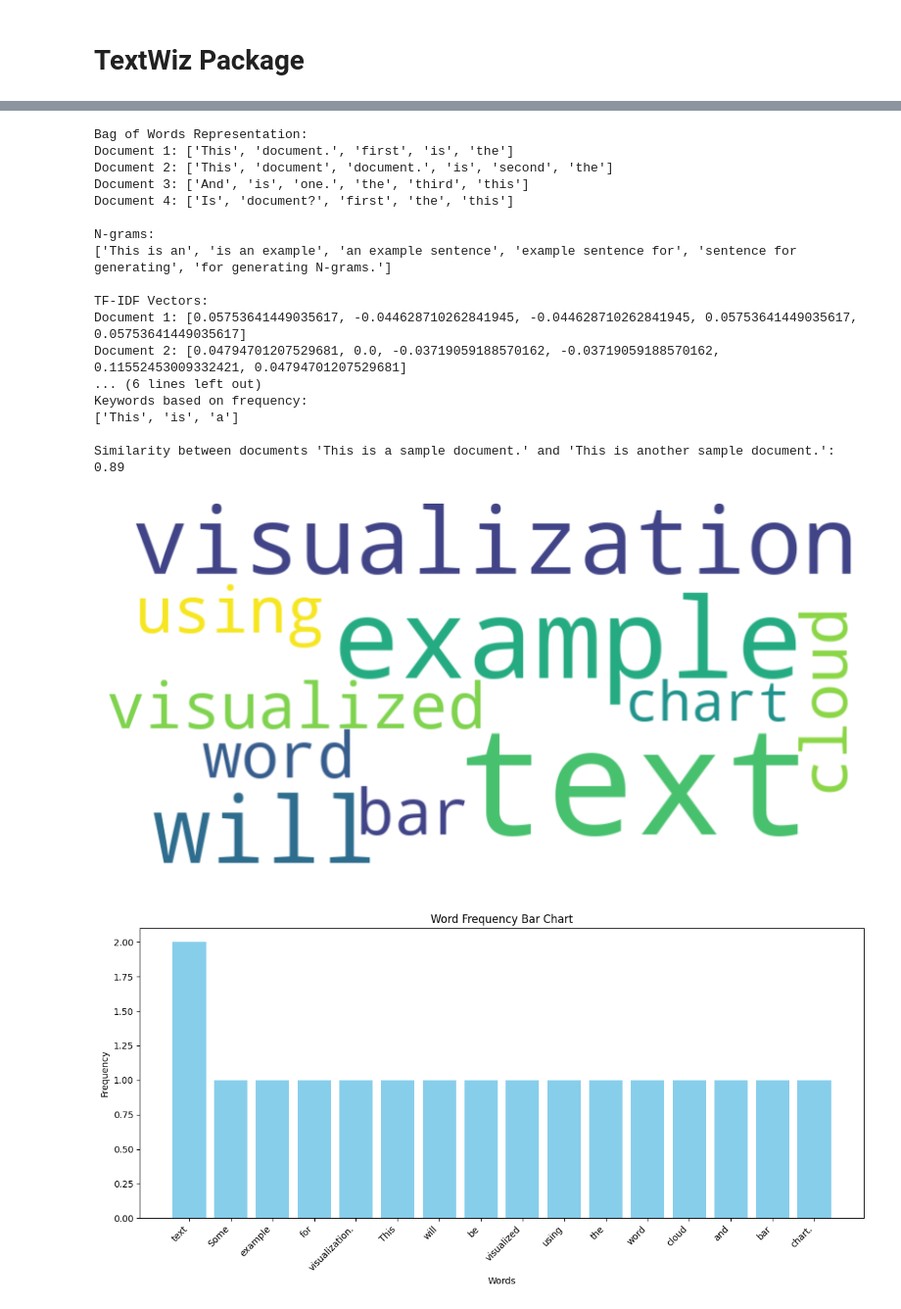
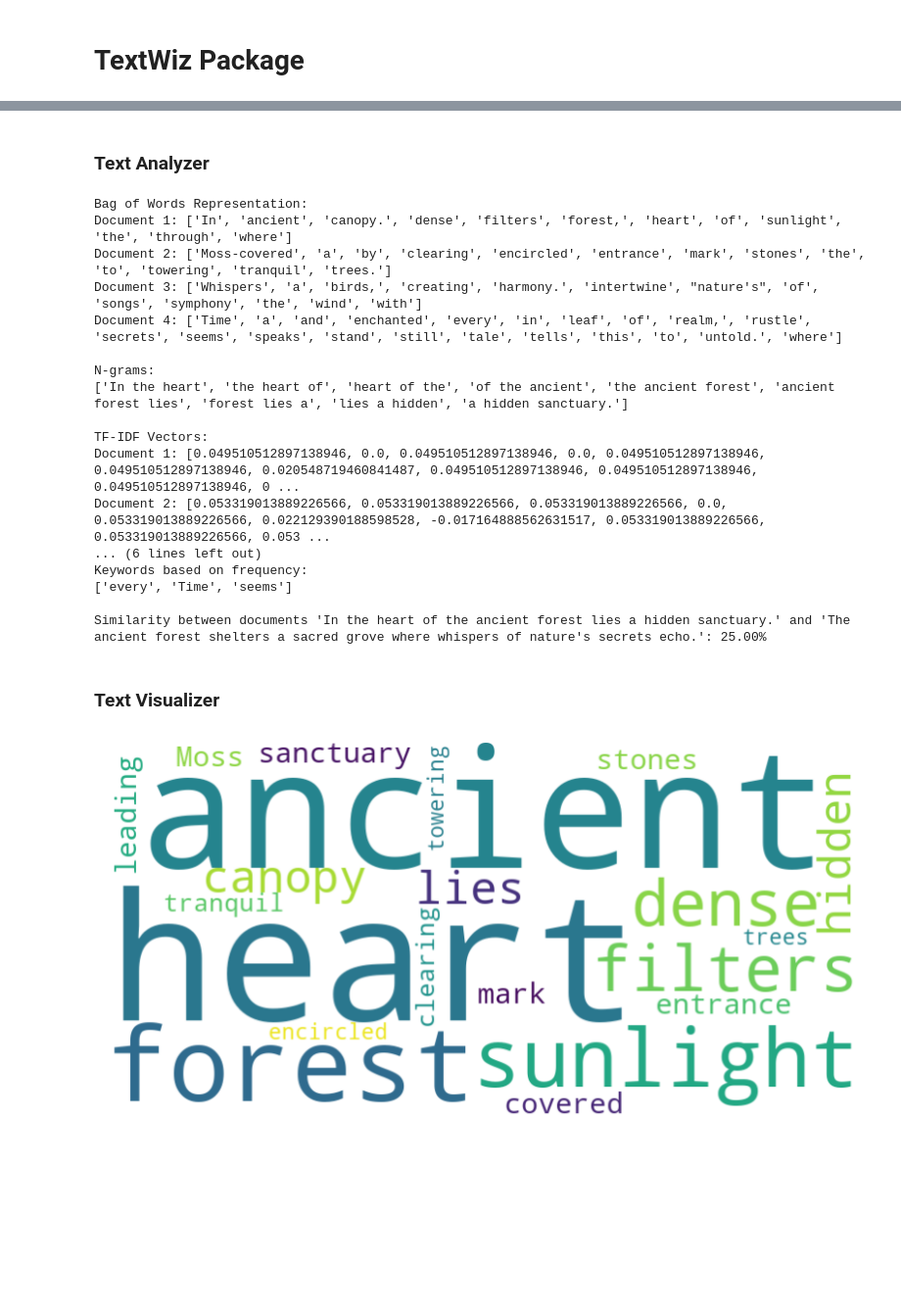
Before and after one commit to mfarmalkhan/python_package, a Jupyter notebook: docs/source/notebooks/usage_example.ipynb, the cells around one changed output, grey strips where cells are left out. Shown at 98% size. Drawn from its saved outputs; the diff is of its cells as text; code cells hidden in the pictures; blank space fills up the shorter version.

Commit message:
examples enhanced

```diff
--- a/docs/source/notebooks/usage_example.ipynb
+++ b/docs/source/notebooks/usage_example.ipynb
@@ -27,12 +32,14 @@ Lemmatized Text:  Some example text with punctuation And some extra word
+# %% [markdown]
+### Text Analyzer
 # %%
 analyzer = TextAnalyzer()
 
 # Example documents
 documents = [
-    "This is the first document.",
-    "This document is the second document.",
-    "And this is the third one.",
-    "Is this the first document?",
+    "In the heart of the ancient forest, where sunlight filters through the dense canopy.",
+    "Moss-covered stones mark the entrance to a tranquil clearing encircled by towering trees.",
+    "Whispers of the wind intertwine with the songs of birds, creating a symphony of nature's harmony.",
+    "Time seems to stand still in this enchanted realm, where every leaf tells a tale and every rustle speaks of secrets untold.",
 ]
 
 # Bag of Words representation
@@ -42,7 +49,7 @@ for i, doc in enumerate(bow_representation):
     print(f"Document {i+1}: {doc}")
 
 # Generating N-grams
-text = "This is an example sentence for generating N-grams."
+text = "In the heart of the ancient forest lies a hidden sanctuary."
 ngrams = analyzer.generate_ngrams(text, n=3)
 print("\nN-grams:")
 print(ngrams)
@@ -54,46 +61,48 @@ for i, vector in enumerate(tfidf_vectors):
     print(f"Document {i+1}: {vector}")
 
 # Keyword extraction based on importance (TF-IDF scores)
-text = "This is a sample text for keyword extraction based on importance."
+text = "Whispers of the wind intertwine with the songs of birds, creating a symphony of nature's harmony."
 keywords_imp = analyzer.keyword_extraction_imp(text, num_keywords=3)
 print("\nKeywords based on importance:")
 print(keywords_imp)
 
 # Keyword extraction based on frequency
-text = "This is a sample text for keyword extraction based on frequency of words."
+text = "Time seems to stand still in this enchanted realm, where every leaf tells a tale and every rustle speaks of secrets untold."
 keywords_freq = analyzer.keyword_extraction_freq(text, num_keywords=3)
 print("\nKeywords based on frequency:")
 print(keywords_freq)
 
 # Calculating text similarity
-doc1 = "This is a sample document."
-doc2 = "This is another sample document."
+doc1 = "In the heart of the ancient forest lies a hidden sanctuary."
+doc2 = "The ancient forest shelters a sacred grove where whispers of nature's secrets echo."
 similarity_score = analyzer.calculate_text_similarity(doc1, doc2)
-print(f"\nSimilarity between documents '{doc1}' and '{doc2}': {similarity_score:.2f}")
+print(f"\nSimilarity between documents '{doc1}' and '{doc2}': {similarity_score * 100:.2f}%")
 # %% [output]
 Bag of Words Representation:
-Document 1: ['This', 'document.', 'first', 'is', 'the']
-Document 2: ['This', 'document', 'document.', 'is', 'second', 'the']
-Document 3: ['And', 'is', 'one.', 'the', 'third', 'this']
-Document 4: ['Is', 'document?', 'first', 'the', 'this']
+Document 1: ['In', 'ancient', 'canopy.', 'dense', 'filters', 'forest,', 'heart', 'of', 'sunlight', 'the', 'through', 'where']
+Document 2: ['Moss-covered', 'a', 'by', 'clearing', 'encircled', 'entrance', 'mark', 'stones', 'the', 'to', 'towering', 'tranquil', 'trees.']
+Document 3: ['Whispers', 'a', 'birds,', 'creating', 'harmony.', 'intertwine', "nature's", 'of', 'songs', 'symphony', 'the', 'wind', 'with']
+Document 4: ['Time', 'a', 'and', 'enchanted', 'every', 'in', 'leaf', 'of', 'realm,', 'rustle', 'secrets', 'seems', 'speaks', 'stand', 'still', 'tale', 'tells', 'this', 'to', 'untold.', 'where']
 
 N-grams:
-['This is an', 'is an example', 'an example sentence', 'example sentence for', 'sentence for generating', 'for generating N-grams.']
+['In the heart', 'the heart of', 'heart of the', 'of the ancient', 'the ancient forest', 'ancient forest lies', 'forest lies a', 'lies a hidden', 'a hidden sanctuary.']
 
 TF-IDF Vectors:
-Document 1: [0.05753641449035617, -0.044628710262841945, -0.044628710262841945, 0.05753641449035617, 0.05753641449035617]
-Document 2: [0.04794701207529681, 0.0, -0.03719059188570162, -0.03719059188570162, 0.11552453009332421, 0.04794701207529681]
+Document 1: [0.049510512897138946, 0.0, 0.049510512897138946, 0.0, 0.049510512897138946, 0.049510512897138946, 0.020548719460841487, 0.049510512897138946, 0.049510512897138946, 0.049510512897138946, 0 ...
+Document 2: [0.053319013889226566, 0.053319013889226566, 0.053319013889226566, 0.0, 0.053319013889226566, 0.022129390188598528, -0.017164888562631517, 0.053319013889226566, 0.053319013889226566, 0.053 ...
 ... (6 lines left out)
 Keywords based on frequency:
-['This', 'is', 'a']
+['every', 'Time', 'seems']
 
-Similarity between documents 'This is a sample document.' and 'This is another sample document.': 0.89
+Similarity between documents 'In the heart of the ancient forest lies a hidden sanctuary.' and 'The ancient forest shelters a sacred grove where whispers of nature's secrets echo.': 25.00%
-# %%
-visualizer = TextVisualizer()
-text = "Some example text for visualization. This text will be visualized using the word cloud and bar chart."
-
-visualizer.word_cloud(text)
-visualizer.bar_chart(text)
-# %% [output]
-[figure, removed]
-[figure, removed]
+# %% [markdown]
+### Text Visualizer
+# %%
+visualizer = TextVisualizer()
+
+text_vis = "In the heart of the ancient forest, where sunlight filters through the dense canopy, lies a hidden sanctuary. Moss-covered stones mark the entrance, leading to a tranquil clearing encircled by towering trees."
+
+# Word Cloud
+visualizer.word_cloud(text_vis)
+# %% [output]
+[figure, added]
```
Also changed, not shown: parts of 4 cells of this notebook.
